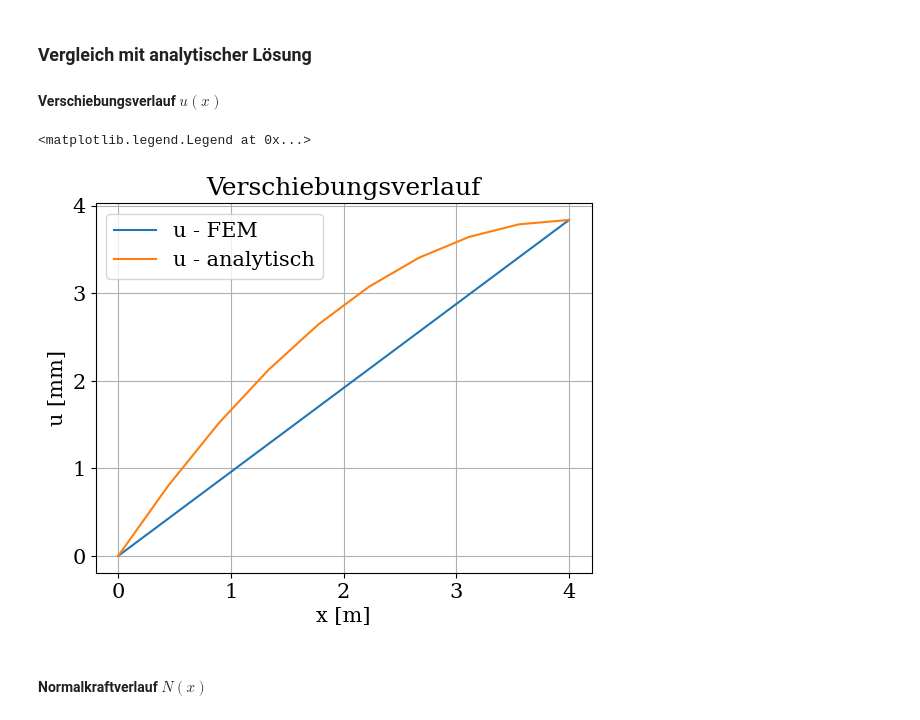
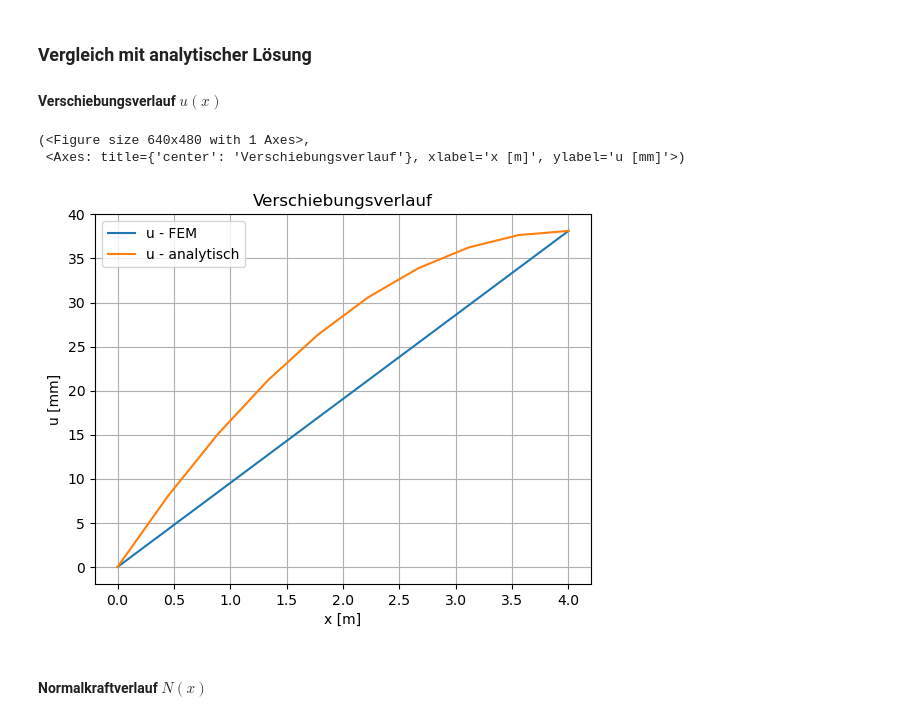
Before and after one commit to steffenbeese/FEM_I_Notebooks, a Jupyter notebook: Notebook_StabFEM.ipynb, the cells around one changed output. Cells and saved outputs as stored; diff of their text form; code cells hidden in the pictures.

```diff
--- a/Notebook_StabFEM.ipynb
+++ b/Notebook_StabFEM.ipynb
@@ -91,10 +34,11 @@ $\displaystyle \left[\begin{matrix}\frac{A E}{\ell} & - \frac{A E}{\ell}\\- \fra
 
 Im folgenden wird die analytische Lösung der Differentialgleichung des Dehnstabes berechnet. Dafür wird die Differentialgleichung des Dehnstabes zweimal integriert. Die Integrationskonstanten werden durch die Randbedingungen bestimmt.
 # %%
-E,A,x,n,F = sp.symbols('E,A,x,n,F')
+import sympy as sp
+E,A,x,n,F,ell = sp.symbols('E,A,x,n,F,ell')
 u = sp.Function('u')
 solution =sp.dsolve(
-          E*A*u(x).diff(x,2)+n*A,u(x) # DGL
+          E*A*u(x).diff(x,2)+n # DGL
           ,ics={ # Randbedingungen
               u(0):0, # Verschiebungsrandbedingung
               u(x).diff(x).subs({"x":ell}):F/E/A # Kraftrandbedingung
@@ -195,0 +168,4 @@ Elementdaten:
+# %%
+import fem1d
+
+bsp1 = fem1d.read_model_toml_str(inputstring)
@@ -251,29 +228,38 @@ Schnittkraft an der Einpannung: 1341.0 kN
 
 #### Verschiebungsverlauf $u(x)$
 # %%
-XN,u =bsp1.computeDisplacement()
-fig,ax = plt.subplots(1,1)
+import matplotlib.pyplot as plt
 
-ax.plot(XN/1000,u,label="u - FEM")
-ax.set_title("Verschiebungsverlauf")
-ax.set_xlabel("x [m]")
-ax.set_ylabel("u [mm]")
-ax.grid(True)
 
-### Analytische Lösung
-subs = {
-    "E":bsp1.eData[0]["youngsmodulus"],
-    "A":bsp1.eData[0]["area"],
-    "n":bsp1.eData[0]["lineLoad"],
-    "ell":4000,
-    "F":5000
-}
-analytic_u = sp.lambdify(x,ufun.subs(subs),"numpy")
-ax.plot(XN/1000,analytic_u(XN),label="u - analytisch")
-ax.legend()
+def plotDisp():
+    XN,u =bsp1.computeDisplacement()
+    fig,ax = plt.subplots(1,1)
+
+    ax.plot(XN/1000,u,label="u - FEM")
+    ax.set_title("Verschiebungsverlauf")
+    ax.set_xlabel("x [m]")
+    ax.set_ylabel("u [mm]")
+    ax.grid(True)
+
+    ### Analytische Lösung
+    subs = {
+        "E":bsp1.eData[0]["youngsmodulus"],
+        "A":bsp1.eData[0]["area"],
+        "n":bsp1.dL[0][0],
+        "ell":4000,
+        "F":5000
+    }
+    analytic_u = sp.lambdify(x,ufun.subs(subs),"numpy")
+    ax.plot(XN/1000,analytic_u(XN),label="u - analytisch")
+    ax.legend()
+
+    return fig,ax
+
+plotDisp()
 # %% [output]
-<matplotlib.legend.Legend at 0x...>
+(<Figure size 640x480 with 1 Axes>,
+ <Axes: title={'center': 'Verschiebungsverlauf'}, xlabel='x [m]', ylabel='u [mm]'>)
-[figure, old version]
+[figure, new version]
 # %% [markdown]
 #### Normalkraftverlauf $N(x)$
 # %%
```
Also changed, not shown: parts of 31 cells of this notebook, 12 other files.
